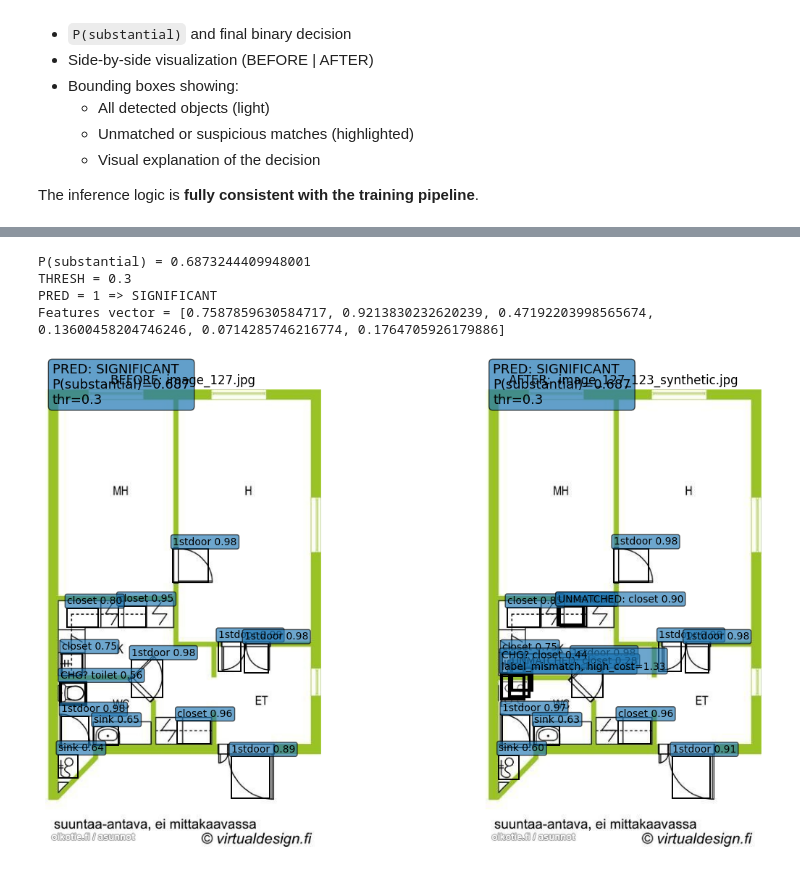
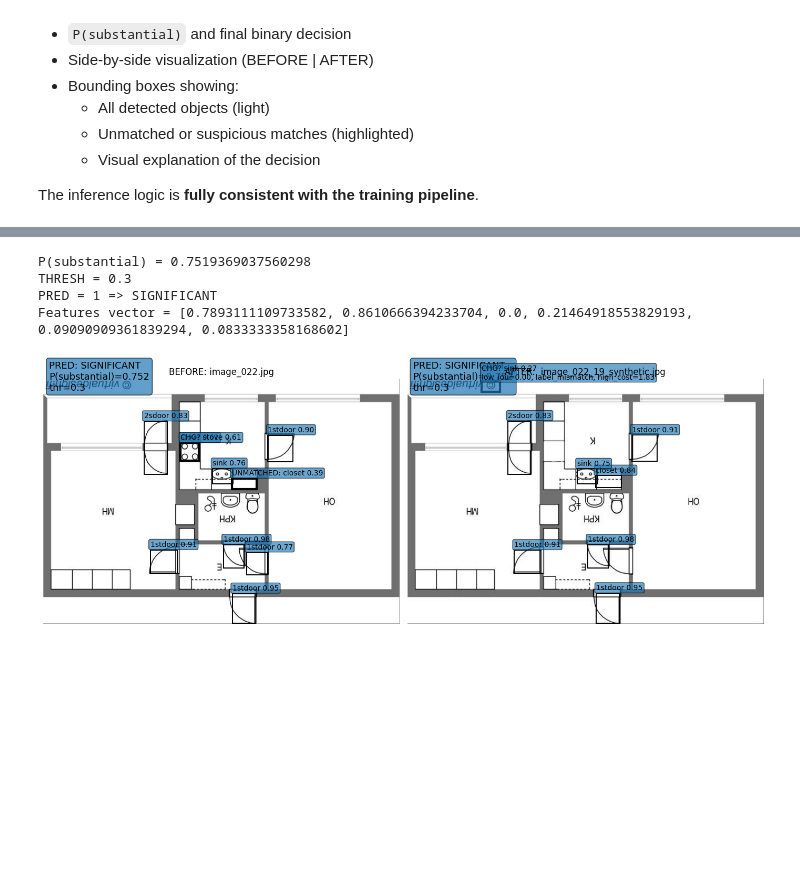
Before and after one commit to AdiHaim22/built-in_GenAI, a Jupyter notebook: Code/train_change_classifier.ipynb, the cells around one changed output, grey strips where cells are left out. Cells and saved outputs as stored; diff of their text form; code cells hidden in the pictures; blank space fills up the shorter version.

Commit message:
fix some paths and markdown cells

```diff
--- a/Code/train_change_classifier.ipynb
+++ b/Code/train_change_classifier.ipynb
@@ -1555,13 +1619,6 @@ Outputs:
 
 The inference logic is **fully consistent with the training pipeline**.
 # %%
-# check_pair_with_trained_model_viz.py
-# Use trained LogisticRegression classifier (DETR + Hungarian features) with THRESH=0.3
-# and visualize BEFORE/AFTER side-by-side with boxes.
-#
-# Run:
-#   python check_pair_with_trained_model_viz.py
-
 import os
 import pickle
 import numpy as np
@@ -1578,33 +1635,34 @@ from matplotlib.patches import Rectangle
 
 
 # =========================
-# PUT YOUR PAIR HERE
+# CONFIGURATION
 # =========================
-BEFORE = r"synthetic_dataset\images_before\image_127.jpg"
-AFTER  = r"synthetic_dataset\images_after\substantial\replace_toilet2stove\image_127_123_synthetic.jpg"
 
-# =========================
-# PATH TO TRAINED MODEL
-# =========================
-TRAINED_PKL = r".\_cache_change_cls\change_classifier_logreg.pkl"
+# 1. Paths relative to 'Code' folder
+BEFORE = r"..\Data\images_before\image_022.jpg"
+# Make sure this specific 'after' image actually exists in your folder
+AFTER  = r"..\Data\images_after\substantial\remove_stove\image_022_19_synthetic.jpg"
 
-# =========================
-# DECISION THRESHOLD
-# =========================
-THRESH = 0.30  # chosen from your sweep (best F1)
+# 2. Path to the trained classifier
+TRAINED_PKL = r"..\Models\ChangeTypeClassifier\change_classifier_logreg.pkl"
 
-# =========================
-# VIS SETTINGS
-# =========================
+# 3. Path to the DETR model
+# We use abspath to prevent "Repo id" errors on Windows
+DETR_MODEL_PATH = os.path.abspath(r"..\Models\detr-finetuned-floorplans")
+
+# Decision Threshold
+THRESH = 0.30
+
+# Visualization Settings
 FIGSIZE = (14, 7)
 SHOW_VIZ = True
-SAVE_VIZ_PATH = None  # e.g. r"outputs\pair_pred.png" or None
+SAVE_VIZ_PATH = None
 
-# Draw all detections to understand DETR behavior
+# Draw all detections options
 DRAW_ALL_DETECTIONS = True
 DRAW_ALL_MIN_SCORE = 0.60
 
-# Highlight change evidence thresholds (visual only)
+# Highlight thresholds
 HIGHLIGHT_LOW_IOU = 0.20
 HIGHLIGHT_HIGH_COST = 1.25
 
@@ -1620,7 +1678,7 @@ class Det:
     label_id: int
     label_name: str
     score: float
-    box: np.ndarray  # xyxy float
+    box: np.ndarray
 
 
 # =========================
@@ -1653,6 +1711,7 @@ def bbox_center(box: np.ndarray) -> np.ndarray:
 class DetrWrapper:
     def __init__(self, model_path: str, device: str):
         self.device = device
+        print(f"Loading DETR from: {model_path}")
         self.processor = DetrImageProcessor.from_pretrained(model_path)
         self.model = DetrForObjectDetection.from_pretrained(model_path).to(device).eval()
         self.id2label: Dict[int, str] = self.model.config.id2label
@@ -1696,8 +1755,9 @@ class DetrWrapper:
 
 
 # =========================
-# Hungarian + features (same as training)
+# Hungarian + features
 # =========================
+
 def build_cost_matrix(
     dets_a: List[Det],
     dets_b: List[Det],
@@ -1708,7 +1768,8 @@ def build_cost_matrix(
     w, h = img_wh
     diag = (w**2 + h**2) ** 0.5 + 1e-9
 
-    A, B = len(dets_a), len(dets_b)
+    A = len(dets_a)
+    B = len(dets_b)
     if A == 0 or B == 0:
         return np.zeros((A, B), dtype=np.float32)
 
@@ -1907,11 +1968,11 @@ def visualize(
 # =========================
 def main():
     if not os.path.exists(TRAINED_PKL):
-        raise FileNotFoundError(f"Trained model not found: {TRAINED_PKL}")
+        raise FileNotFoundError(f"Trained model not found at: {TRAINED_PKL}")
     if not os.path.exists(BEFORE):
-        raise FileNotFoundError(f"BEFORE not found: {BEFORE}")
+        raise FileNotFoundError(f"BEFORE image not found at: {BEFORE}")
     if not os.path.exists(AFTER):
-        raise FileNotFoundError(f"AFTER not found: {AFTER}")
+        raise FileNotFoundError(f"AFTER image not found at: {AFTER}")
 
     device = "cuda" if torch.cuda.is_available() else "cpu"
     print("DEVICE:", device)
@@ -1921,19 +1982,24 @@ def main():
         bundle = pickle.load(f)
 
     clf = bundle["clf"]
-    detr_model_path = bundle["detr_model_path"]
+
+    # -----------------------------------------------------------
+    # CRITICAL FIX: Override path from pickle with current config
+    # -----------------------------------------------------------
+    detr_model_path = DETR_MODEL_PATH
+    # -----------------------------------------------------------
+
     detr_thresh = float(bundle["detr_thresh"])
     top_k = int(bundle["top_k"])
     feature_names = bundle.get("feature_names", None)
 
-    print("Loaded:", TRAINED_PKL)
-    print("DETR model path:", detr_model_path)
+    print("Loaded PKL:", TRAINED_PKL)
+    print("DETR Model Path:", detr_model_path)
     print("DETR_THRESH:", detr_thresh, "TOP_K:", top_k)
     if feature_names:
         print("Features:", feature_names)
 
-    # IMPORTANT: these must match training hyperparams:
-    # (they're in your training script constants)
+    # IMPORTANT: these must match training parameters
     label_mismatch_penalty = 0.8
     center_dist_penalty = 0.15
 
@@ -1974,5 +2041,5 @@ Features: ['global_sim', 'mean_iou', 'min_iou', 'mean_cost', 'mismatch_frac', 'u
-P(substantial) = 0.6873244409948001
+P(substantial) = 0.7519369037560298
 THRESH = 0.3
 PRED = 1 => SIGNIFICANT
-Features vector = [0.7587859630584717, 0.9213830232620239, 0.47192203998565674, 0.13600458204746246, 0.0714285746216774, 0.1764705926179886]
+Features vector = [0.7893111109733582, 0.8610666394233704, 0.0, 0.21464918553829193, 0.09090909361839294, 0.0833333358168602]
-[figure, old version]
+[figure, new version]
```
Also changed, not shown: parts of 7 cells of this notebook, 9 other files.
